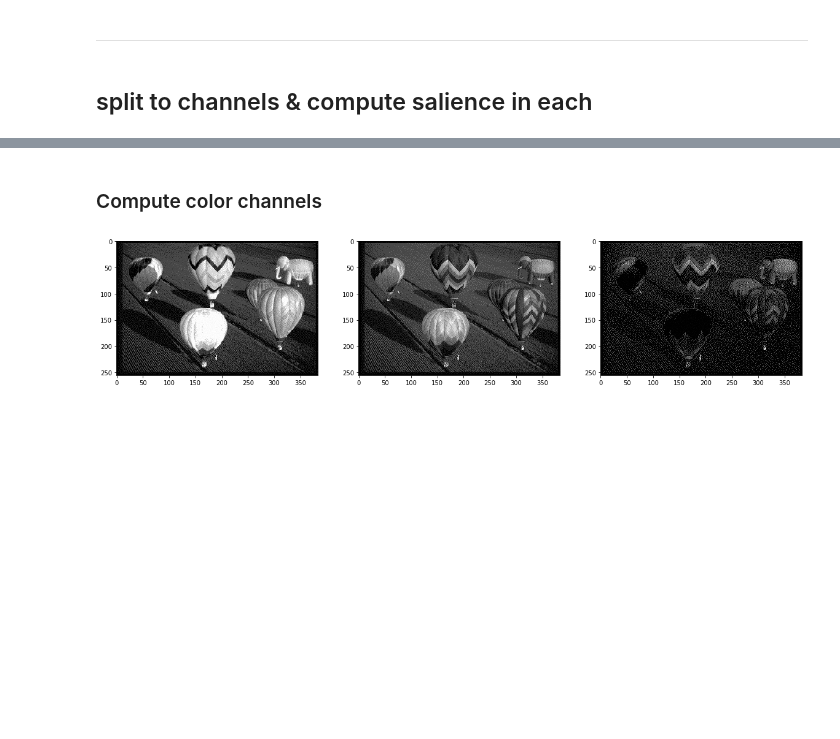
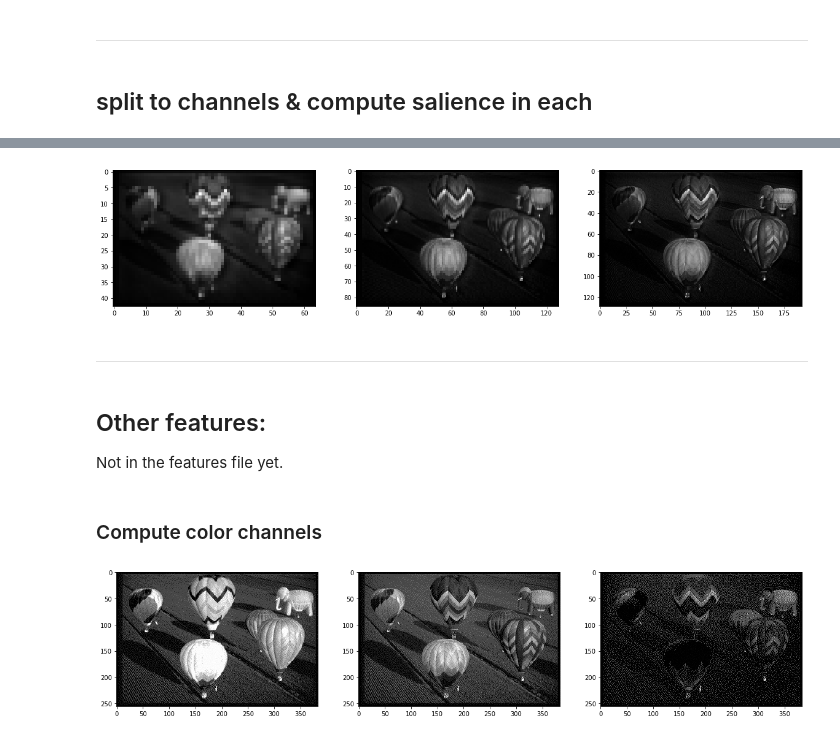
Before and after one commit to alTeska/face_saliency, a Jupyter notebook: DevelopmentNotebook.ipynb, the cells around one changed output, grey strips where cells are left out. Saved outputs shown, nothing was run; the diff lists cells and outputs as text; code cells hidden in the pictures; blank space fills up the shorter version.

```diff
--- a/DevelopmentNotebook.ipynb
+++ b/DevelopmentNotebook.ipynb
@@ -89,3 +100,20 @@ ax[2].imshow(img_avg);
+# %%
+# implement step (2):
+sal_map = []
+for i in range(len(img_int)):
+    sal_map.append((img_int[i] - img_hat[i])**2)
+# %%
+fig, ax = plt.subplots(1, 3, figsize=(20, 20))
+ax[0].imshow(sal_map[0])
+ax[1].imshow(sal_map[1])
+ax[2].imshow(sal_map[2]);
+# %% [output]
+[figure, added]
+# %% [markdown]
+-----
+# %% [markdown]
+## Other features:
+Not in the features file yet.
 # %% [markdown]
 ### Compute color channels
 # %%
```
Also changed, not shown: parts of 25 cells of this notebook, 2 other files.
